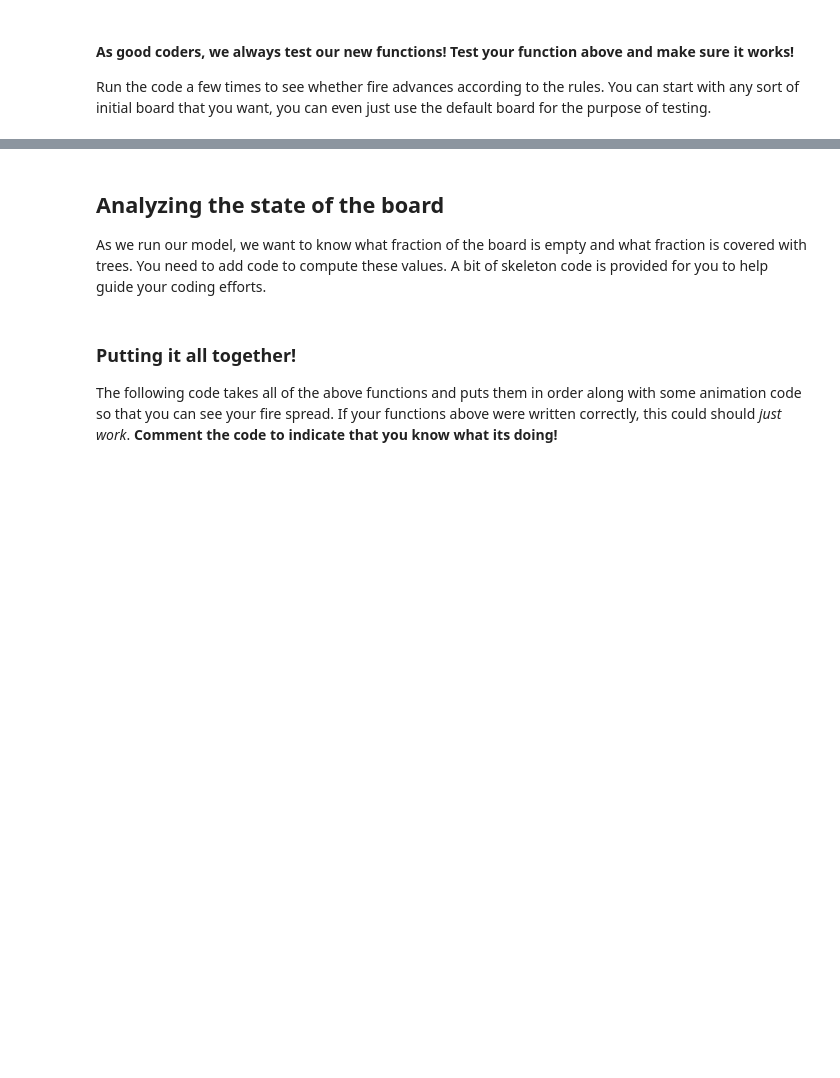
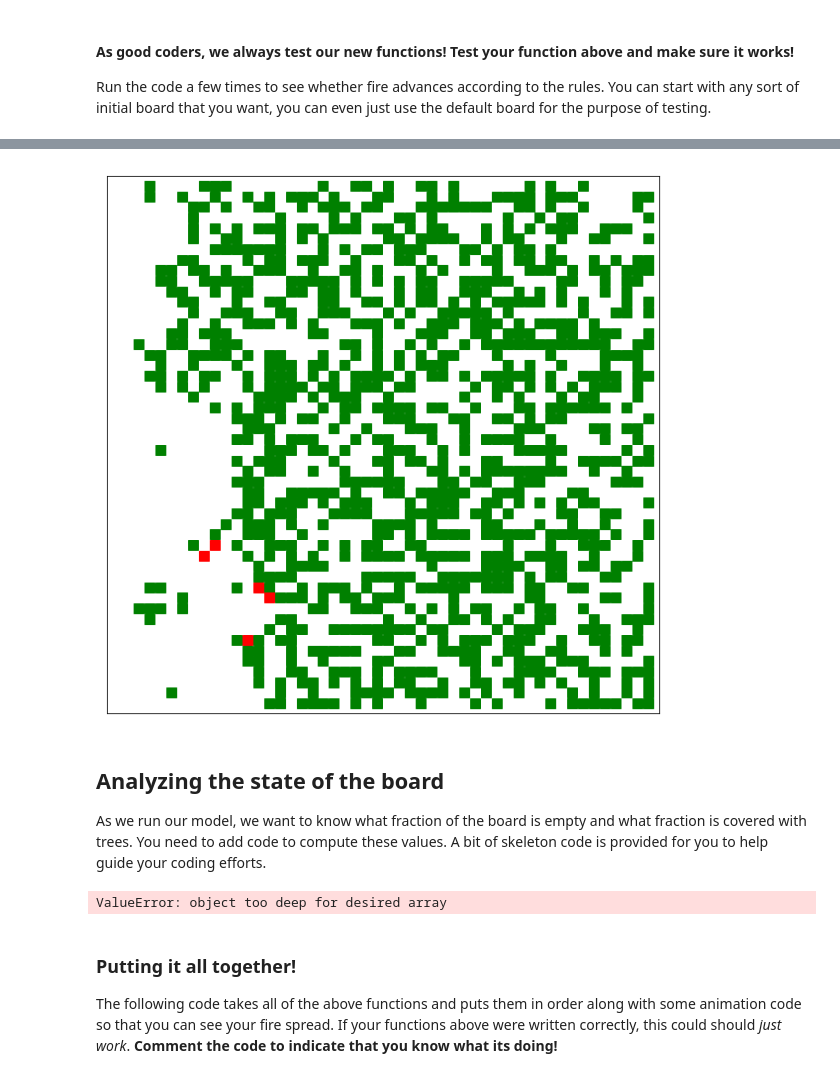
Before and after one commit to nathankurt/CMSE201, a Jupyter notebook: In-Class/Day-12_In-Class_ForestFiresABM-STUDENT.ipynb, the cells around one changed output, grey strips where cells are left out. Drawn from its saved outputs; the diff is of its cells as text; code cells hidden in the pictures; blank space fills up the shorter version.

```diff
--- a/In-Class/Day-12_In-Class_ForestFiresABM-STUDENT.ipynb
+++ b/In-Class/Day-12_In-Class_ForestFiresABM-STUDENT.ipynb
@@ -225,14 +264,33 @@ Run the code a few times to see whether fire advances according to the rules. Yo
 # %%
 # Test your new advance_board function here. Make a plot to check it.
 # Run this cell several times to make sure the fire continues to advance.
 
 # Again, we set the figure size for you
 fig = plt.figure(figsize=(10,10))
+my_array = arr # range from 0 to 2
+for i in range(20):
+
+    # Generate the random neighborhood, as in previous cells
+    plotgrid(my_array)
+    my_array = advance_board(my_array)
+    # Put display code here
+
+
+    # Animation part
+    time.sleep(0.5)         # Sleep for half a second to slow down the animation
+    clear_output(wait=True) # Clear output for dynamic display
+    display(fig)            # Reset display
+    fig.clear()             # Prevent overlapping and layered plots
+
+plt.close()                 # Close dynamic display
+# %% [output]
+[figure, added]
 # %% [markdown]
 ## Analyzing the state of the board
 
 As we run our model, we want to know what fraction of the board is empty and what fraction is covered with trees. You need to add code to compute these values. A bit of skeleton code is provided for you to help guide your coding efforts.
 # %%
+import collections
 def calc_stats(game_board):
     '''
     Calculates the fraction of cells on the game board that are
@@ -251,6 +309,9 @@ def calc_stats(game_board):
 
     # return it!
     return frac_empty, frac_tree
+calc_stats(my_array)
+# %% [output]
+ValueError: object too deep for desired array
 # %% [markdown]
 ### Putting it all together!
 
```
Also changed, not shown: parts of 5 cells of this notebook, 2 other files.
